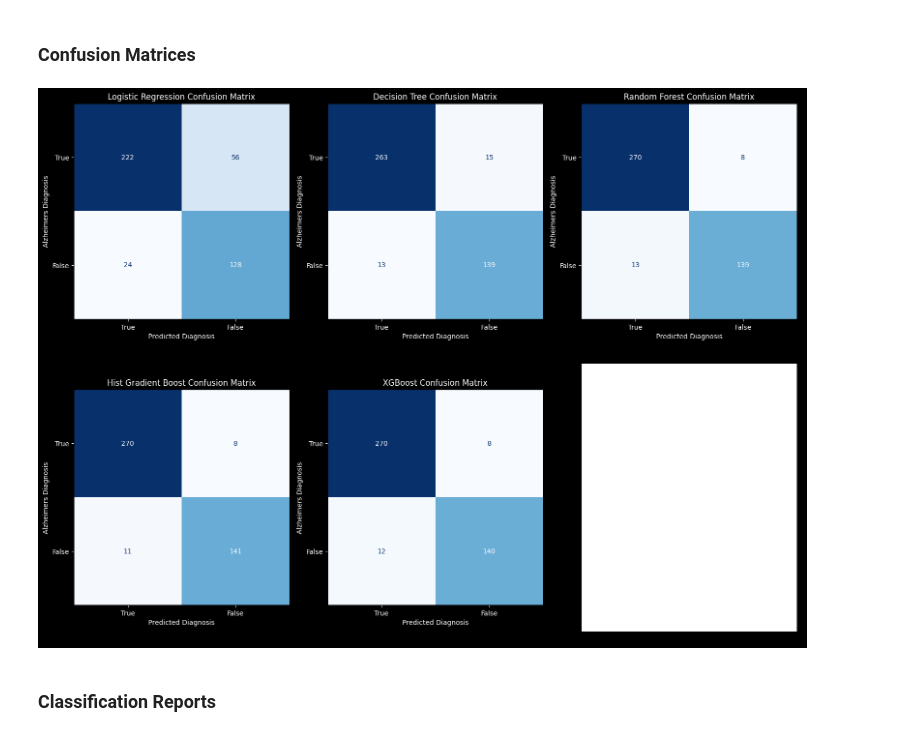
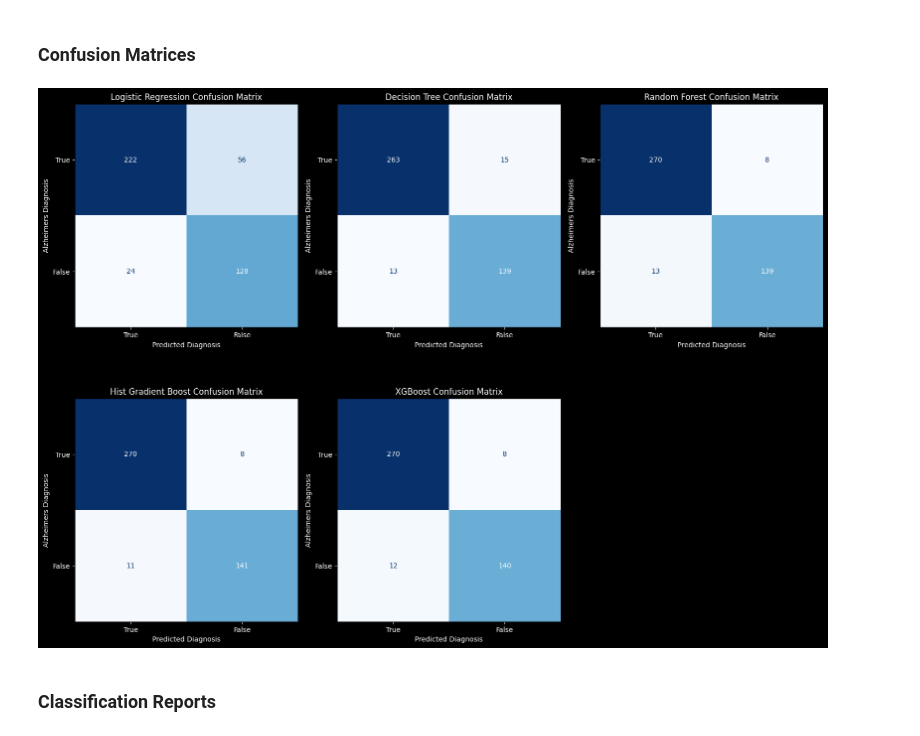
Before and after one commit to Spakshots/NeuroCurve, a Jupyter notebook: NeuroPy/visualization.ipynb, the cells around one changed output. Saved outputs shown, nothing was run; the diff lists cells and outputs as text; code cells hidden in the pictures.

```diff
--- a/NeuroPy/visualization.ipynb
+++ b/NeuroPy/visualization.ipynb
@@ -314,28 +314,28 @@ display(d_tree_Comprehensible)
 # %%
 fig, axes = plt.subplots(2, 3, figsize=(16, 12))
 for model_name, metrics in results.items():
     row, col, title = metrics['plot_pos']
     y_pred = metrics['y_pred']
     cm = confusion_matrix(y_test, y_pred)
     disp = ConfusionMatrixDisplay(cm, display_labels=["True", "False"])
     disp.plot(ax=axes[row][col], colorbar=False, cmap="Blues")
     axes[row][col].set_title(f"{title} Confusion Matrix", color='white')
     axes[row][col].set_ylabel("Alzheimers Diagnosis", color='white')
     axes[row][col].set_xlabel("Predicted Diagnosis", color='white')
 
     axes[row][col].set_facecolor('black')
     axes[row][col].figure.patch.set_facecolor(color='black')
 
     axes[row][col].tick_params(axis='x', colors='white')
     axes[row][col].tick_params(axis='y', colors='white')
 
 
 
-#fig.delaxes(axes[1][2])
+fig.delaxes(axes[1][2])
 plt.tight_layout()
 plt.show()
 # %% [output]
-[figure, old version]
+[figure, new version]
 # %% [markdown]
 ### Classification Reports
 # %%
```
Also changed, not shown: parts of 5 cells of this notebook, 11 other files.
